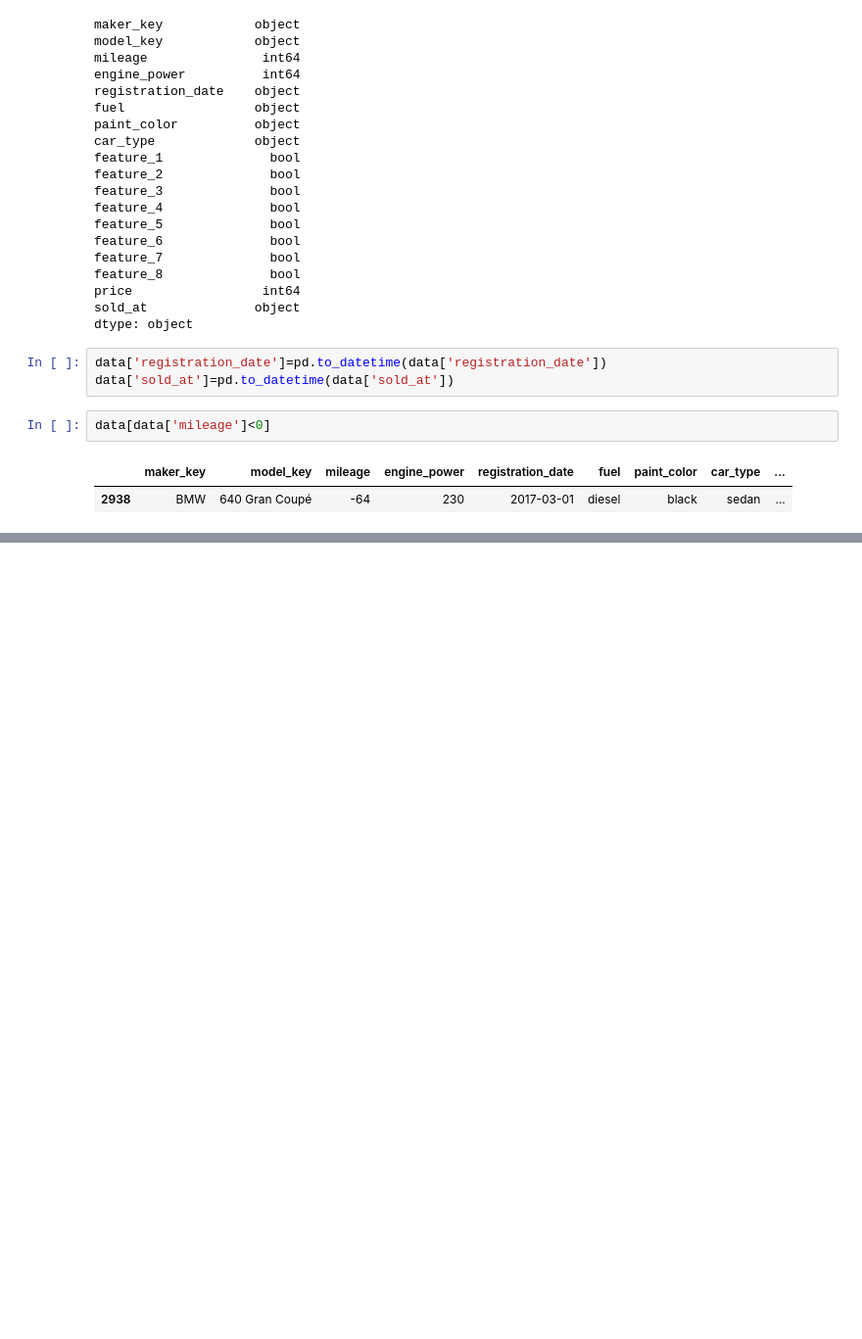
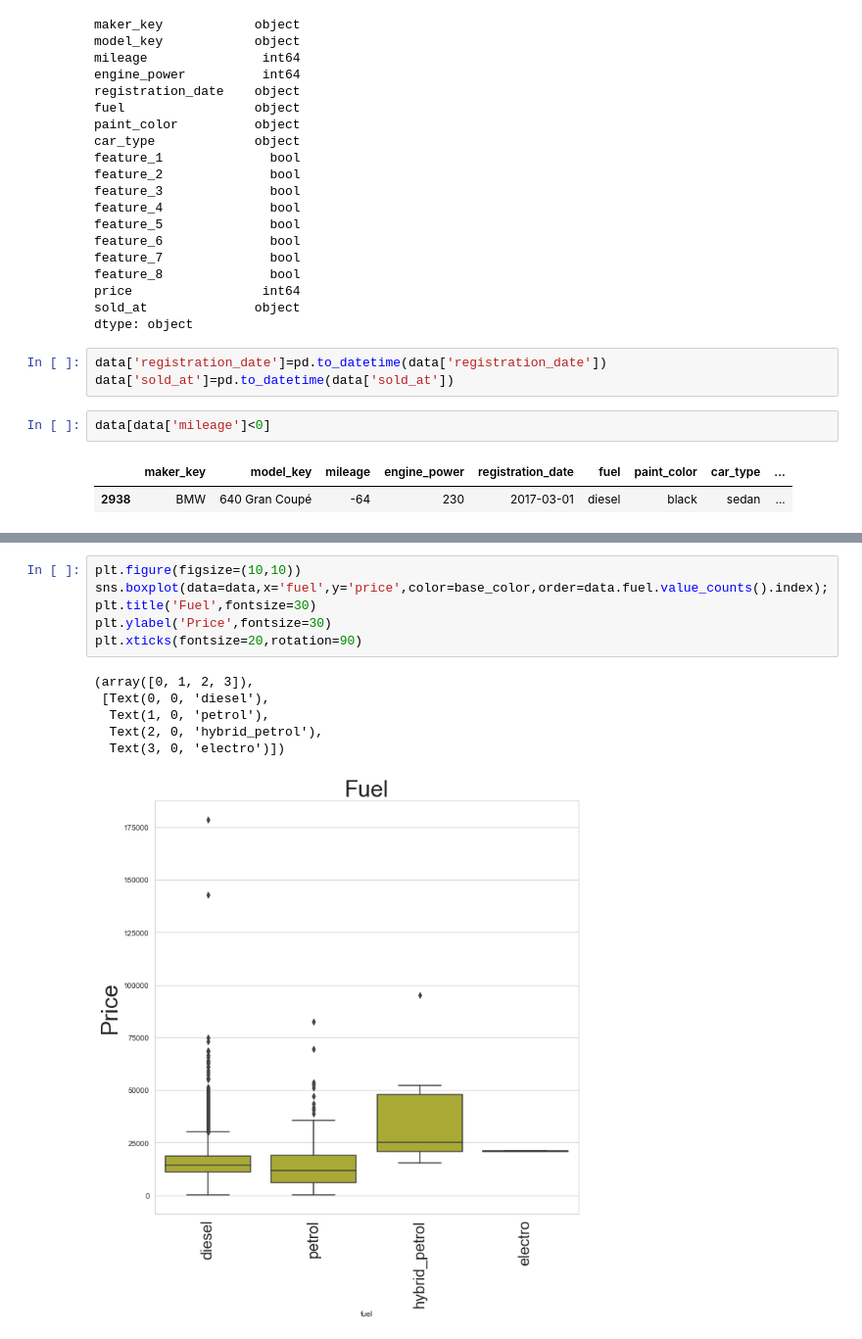
Before and after one commit to mustafaktaas/Python_DeepLearning, a Jupyter notebook: CarPricePredictionANN.ipynb, the cells around one changed output, grey strips where cells are left out. Shown: that part at 98% size. Saved outputs shown, nothing was run; the diff lists cells and outputs as text; blank space fills up the shorter version.

```diff
--- a/CarPricePredictionANN.ipynb
+++ b/CarPricePredictionANN.ipynb
@@ -99,0 +111,13 @@ data[data['mileage']==64]
+# %%
+plt.figure(figsize=(10,10))
+sns.boxplot(data=data,x='fuel',y='price',color=base_color,order=data.fuel.value_counts().index);
+plt.title('Fuel',fontsize=30)
+plt.ylabel('Price',fontsize=30)
+plt.xticks(fontsize=20,rotation=90)
+# %% [output]
+(array([0, 1, 2, 3]),
+ [Text(0, 0, 'diesel'),
+  Text(1, 0, 'petrol'),
+  Text(2, 0, 'hybrid_petrol'),
+  Text(3, 0, 'electro')])
+[figure, added]
```
Also changed, not shown: parts of 8 cells of this notebook.
